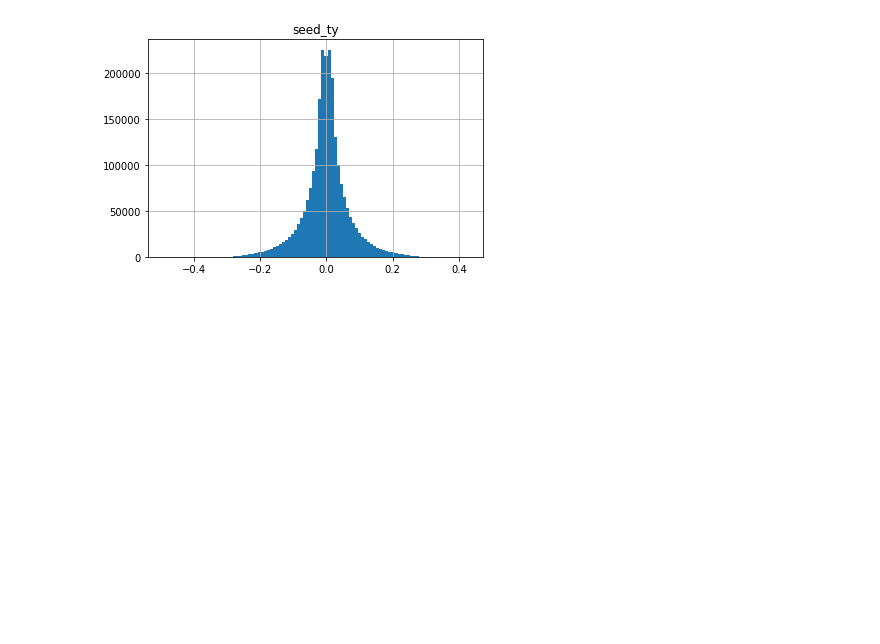
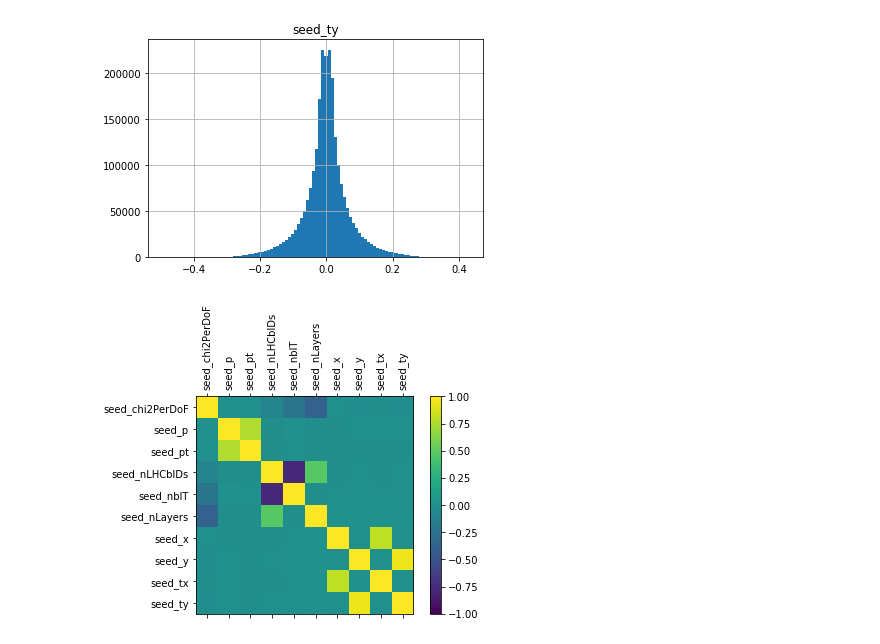
Before and after one commit to Barnabasz/PITE-PyTorch, a Jupyter notebook: analiza.ipynb, the cells around one changed output. Saved outputs shown, nothing was run; the diff lists cells and outputs as text; code cells hidden in the pictures; blank space fills up the shorter version.

Commit message:
histogramy + korelacja

```diff
--- a/analiza.ipynb
+++ b/analiza.ipynb
@@ -83,3 +83,20 @@ for col in features.columns:
 [figure]
 [figure]
 [figure]
+# %%
+import numpy as np
+
+corr = features.corr()
+fig = plt.figure()
+ax = fig.add_subplot(1,1,1)
+cax = ax.matshow(corr, vmin=-1, vmax=1)
+fig.colorbar(cax)
+ticks = np.arange(0,len(features.columns),1)
+ax.set_xticks(ticks)
+plt.xticks(rotation=90)
+ax.set_yticks(ticks)
+ax.set_xticklabels(features.columns)
+ax.set_yticklabels(features.columns)
+plt.show()
+# %% [output]
+[figure, added]
```
